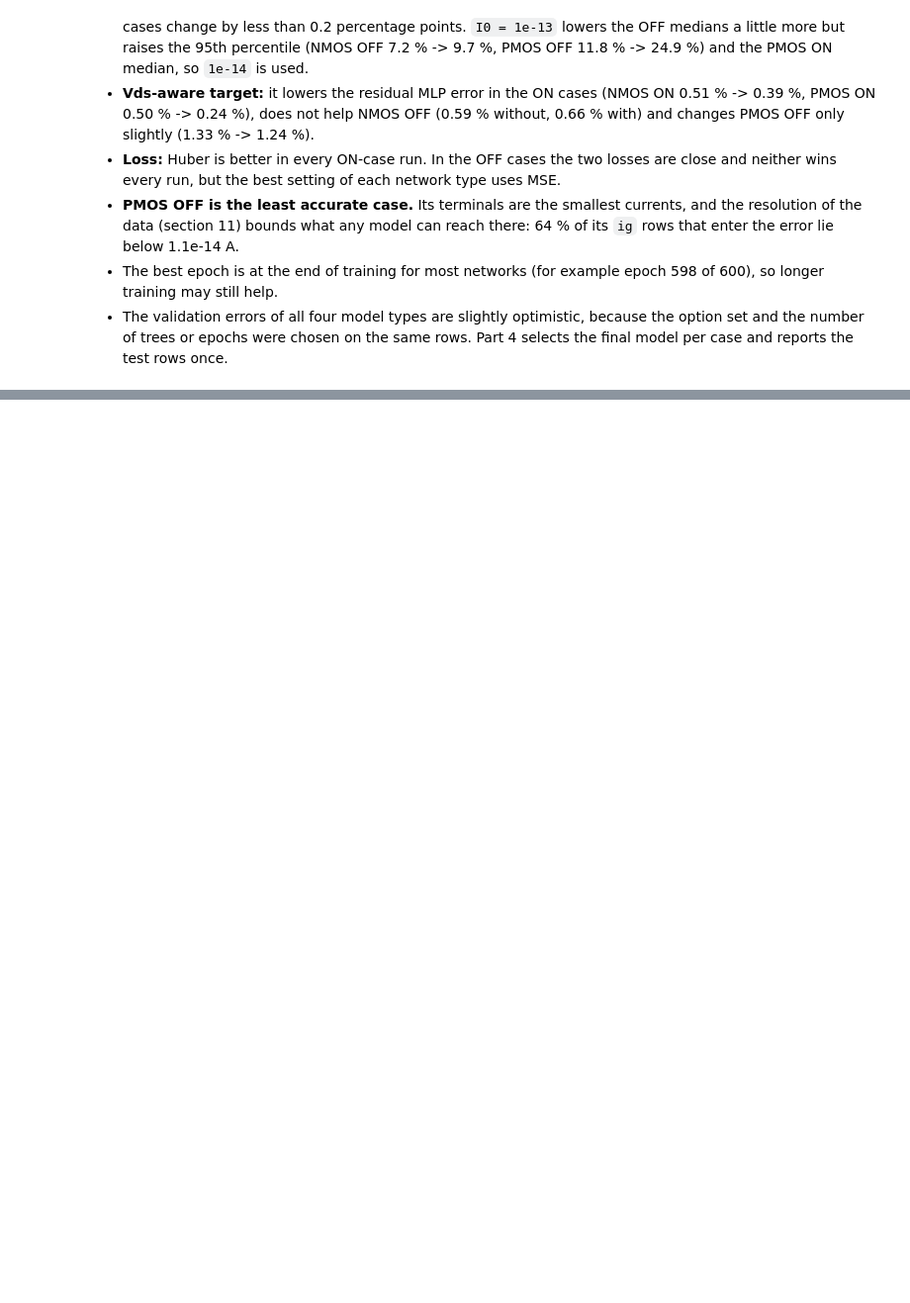
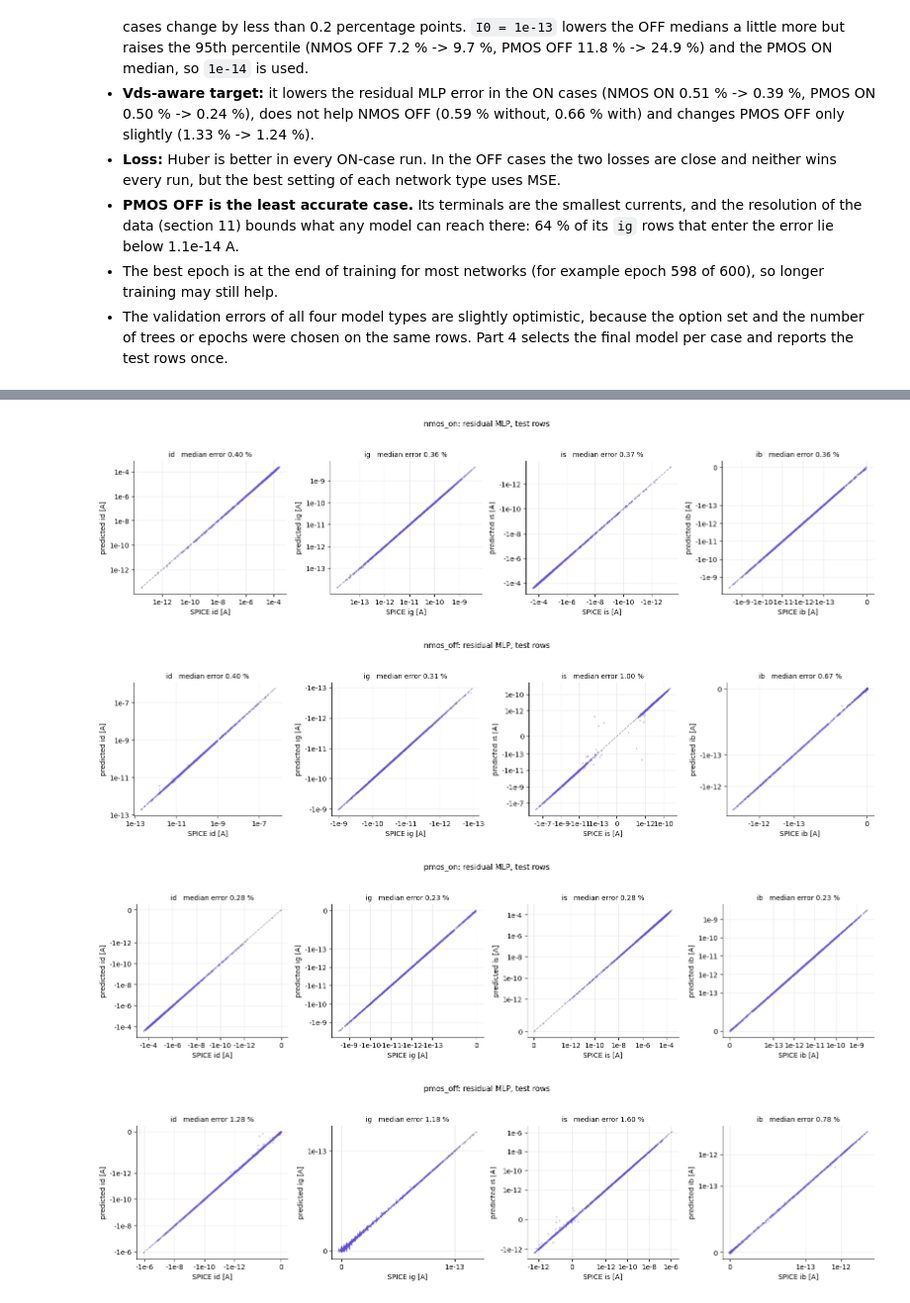
Before and after one commit to rtvk2/dvd-leakage-estimation, a Jupyter notebook: notebooks/03_train.ipynb, the cells around one changed output, grey strips where cells are left out. Shown at 99% size. Saved outputs shown, nothing was run; the diff lists cells and outputs as text; code cells hidden in the pictures; blank space fills up the shorter version.

```diff
--- a/notebooks/03_train.ipynb
+++ b/notebooks/03_train.ipynb
@@ -950,0 +1028,41 @@ The 95th-percentile error of the residual MLP is 2.2 % (NMOS ON), 4.1 % (NMOS OF
+# %%
+from matplotlib.ticker import FuncFormatter
+
+
+def sym_ticks(lo, hi, max_ticks=6):
+    """Tick positions for a symmetric-log axis: powers of ten above I0 on either side of zero, thinned to about max_ticks (and zero)."""
+    k0 = int(np.log10(I0)) + 1                       # the decade at I0 itself is left out: it would sit on top of the label 0
+    pos = [10.0 ** k for k in range(k0, int(np.floor(np.log10(hi))) + 1)] if hi > I0 else []
+    neg = [-10.0 ** k for k in range(int(np.floor(np.log10(-lo))), k0 - 1, -1)] if lo < -I0 else []
+    step = int(np.ceil((len(pos) + len(neg) + 1) / max_ticks))
+    return neg[::step] + [0.0] + pos[::-1][::step][::-1]
+
+
+def pred_vs_spice(case):
+    true, pred = test_true[case], test_pred[case]
+    fig, ax = plt.subplots(1, 4, figsize=(16, 4.2))
+    for k, (a, t) in enumerate(zip(ax, TERMS)):
+        lo, hi = min(true[:, k].min(), pred[:, k].min()), max(true[:, k].max(), pred[:, k].max())
+        a.set_xscale("symlog", linthresh=I0); a.set_yscale("symlog", linthresh=I0)
+        a.set_xticks(sym_ticks(lo, hi)); a.set_yticks(sym_ticks(lo, hi))
+        a.xaxis.set_minor_locator(plt.NullLocator()); a.yaxis.set_minor_locator(plt.NullLocator())
+        a.xaxis.set_major_formatter(FuncFormatter(lambda v, _: "0" if v == 0 else f"{v:.0e}".replace("e-0", "e-").replace("e+0", "e")))
+        a.yaxis.set_major_formatter(a.xaxis.get_major_formatter())
+        a.plot([lo, hi], [lo, hi], color="0.6", lw=1, ls="--", zorder=1)
+        a.scatter(true[:, k], pred[:, k], s=6, alpha=0.35, color=COL["resnn"] if winner[case] == "resnn" else COL["mlp"], linewidths=0, zorder=2)
+        a.set_title(f"{t}   median error {test[case].loc[t, 'median_rel'] * 100:.2f} %", fontsize=10)
+        a.set_xlabel(f"SPICE {t} [A]"); a.set_ylabel(f"predicted {t} [A]")
+        a.grid(color="0.92", lw=0.8); a.set_axisbelow(True); a.spines[["top", "right"]].set_visible(False)
+    fig.suptitle(f"{case}: {NAMES[winner[case]]}, test rows", fontsize=11)
+    fig.tight_layout(rect=(0, 0, 1, 0.94))
+    fig.savefig(RESULT_DIR / f"pred_vs_spice_{case}.png", dpi=110)
+    plt.show()
+
+
+for case in CASES:
+    pred_vs_spice(case)
+# %% [output]
+[figure, added]
+[figure, added]
+[figure, added]
+[figure, added]
```
Also changed, not shown: parts of 16 cells of this notebook, 11 other files.
